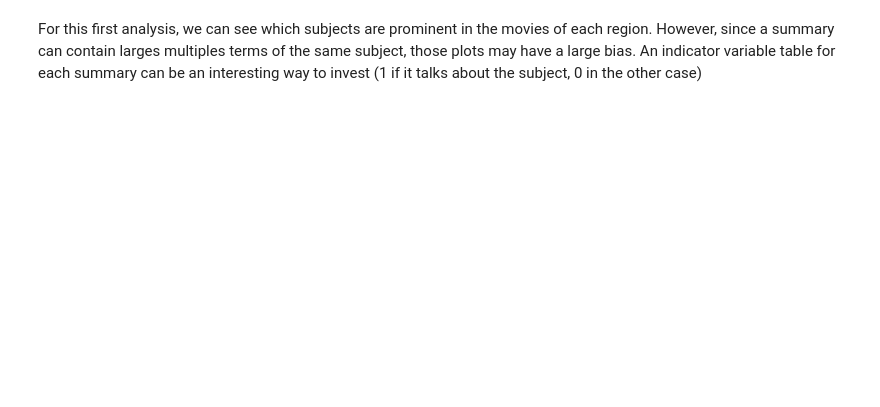
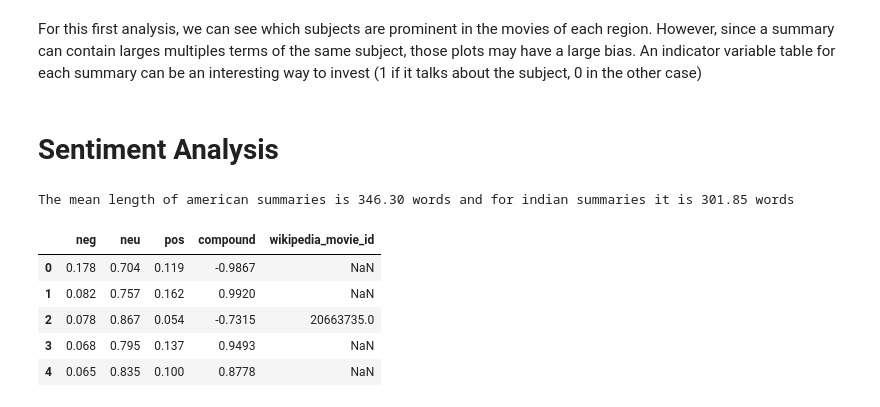
Before and after one commit to epfl-ada/ada-2022-project-badaboom, a Jupyter notebook: P2.ipynb, the cells around one changed output. Saved outputs shown, nothing was run; the diff lists cells and outputs as text; code cells hidden in the pictures; blank space fills up the shorter version.

```diff
--- a/P2.ipynb
+++ b/P2.ipynb
@@ -1201,2 +1202,32 @@ Text(0.5, 1.0, 'Lexical field in american summaries')
 # %% [markdown]
 For this first analysis, we can see which subjects are prominent in the movies of each region. However, since a summary can contain larges multiples terms of the same subject, those plots may have a large bias. An indicator variable table for each summary can be an interesting way to invest (1 if it talks about the subject, 0 in the other case)
+# %% [markdown]
+# Sentiment Analysis
+# %%
+print('The mean length of american summaries is {1:.2f} words and for indian summaries it is {0:.2f} words.'.format(
+    np.mean([len(ele.split(' ')) for ele in indian_summaries['summaries']]),
+    np.mean([len(ele.split(' ')) for ele in american_summaries['summaries']])
+))
+# %% [output]
+The mean length of american summaries is 346.30 words and for indian summaries it is 301.85 words
+# %%
+#can take up to 3min to run
+
+#defining analyzer
+analyzer = SentimentIntensityAnalyzer()
+
+#computing sentiments for each summary
+indian_sentiments = pd.DataFrame([analyzer.polarity_scores(summary) for summary in indian_summaries['summaries']])
+american_sentiments = pd.DataFrame([analyzer.polarity_scores(summary) for summary in american_summaries['summaries']])
+
+#adding wikipedia id for future merges
+indian_sentiments['wikipedia_movie_id']=indian_summaries['wikipedia_movie_id']
+american_sentiments['wikipedia_movie_id']=american_summaries['wikipedia_movie_id']
+indian_sentiments.head()
+# %% [output]
+|  | neg | neu | pos | compound | wikipedia_movie_id |
+| 0 | 0.178 | 0.704 | 0.119 | -0.9867 | NaN |
+| 1 | 0.082 | 0.757 | 0.162 | 0.9920 | NaN |
+| 2 | 0.078 | 0.867 | 0.054 | -0.7315 | 20663735.0 |
+| 3 | 0.068 | 0.795 | 0.137 | 0.9493 | NaN |
+| 4 | 0.065 | 0.835 | 0.100 | 0.8778 | NaN |
```
Also changed, not shown: parts of 22 cells of this notebook.
